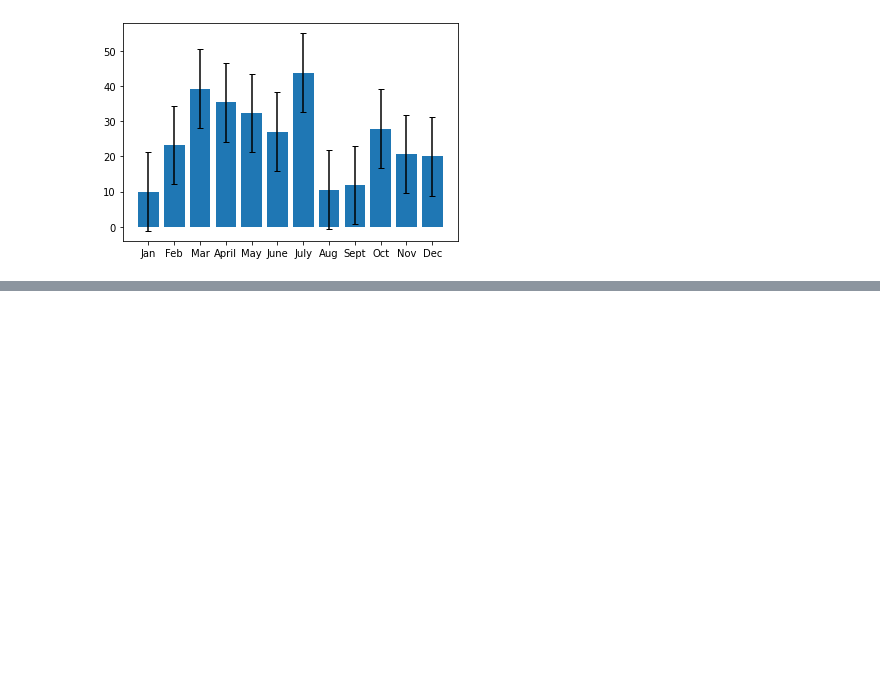
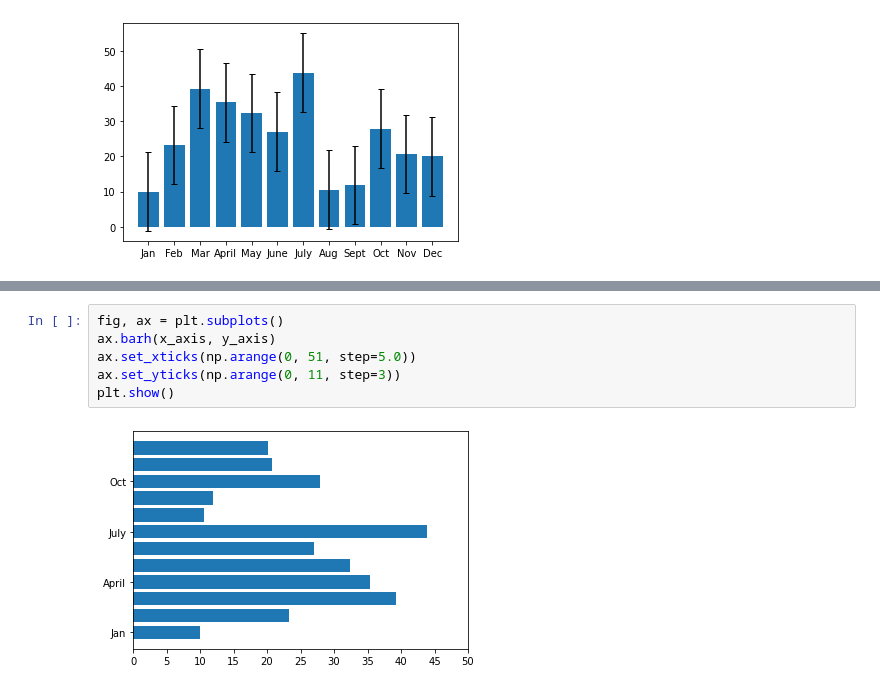
Before and after one commit to crkaide/PyBer_Analysis, a Jupyter notebook: Untitled.ipynb, the cells around one changed output, grey strips where cells are left out. Saved outputs shown, nothing was run; the diff lists cells and outputs as text; blank space fills up the shorter version.

```diff
--- a/Untitled.ipynb
+++ b/Untitled.ipynb
@@ -41,0 +70,8 @@ plt.bar(x_axis, y_axis, yerr=stdev, capsize=3)
+# %%
+fig, ax = plt.subplots()
+ax.barh(x_axis, y_axis)
+ax.set_xticks(np.arange(0, 51, step=5.0))
+ax.set_yticks(np.arange(0, 11, step=3))
+plt.show()
+# %% [output]
+[figure, added]
```
Also changed, not shown: parts of 4 cells of this notebook, 1 other file.
